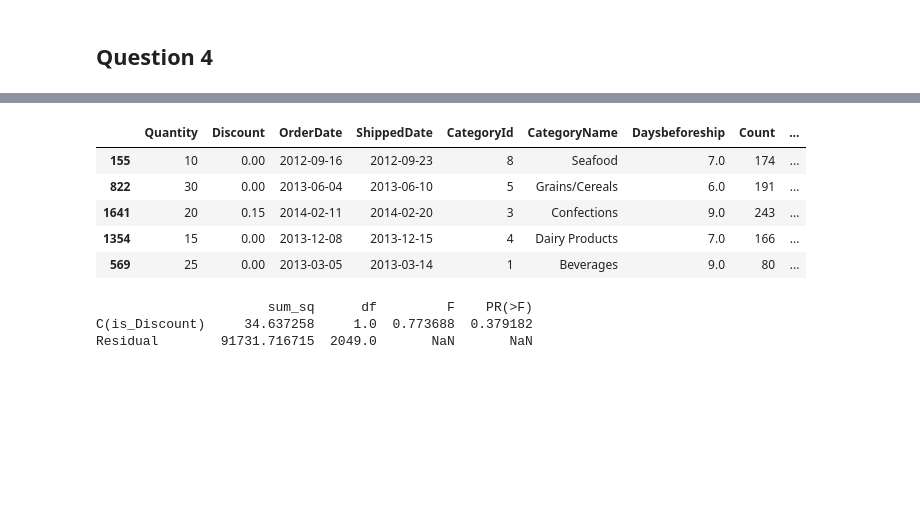
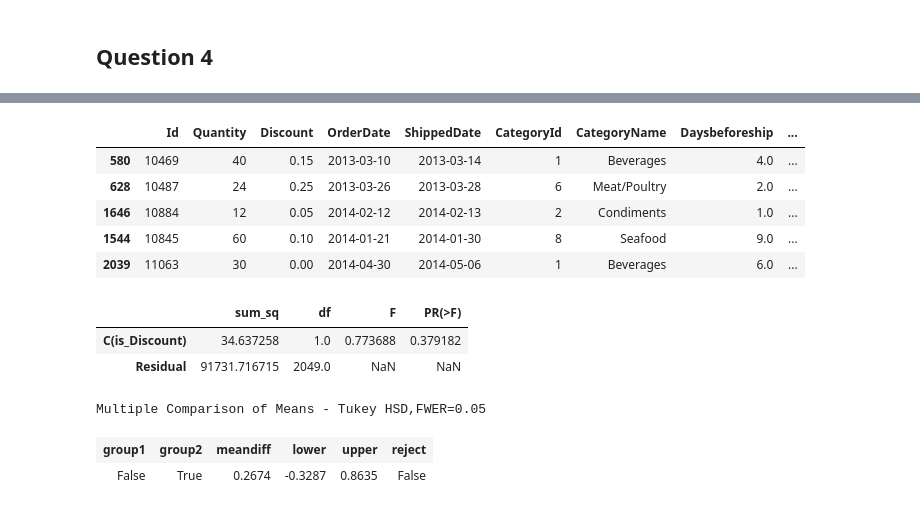
Before and after one commit to ajain1017/dsc-mod-3-project-online-ds-pt-081219, a Jupyter notebook: index.ipynb, the cells around one changed output, grey strips where cells are left out. Cells and saved outputs as stored; diff of their text form; code cells hidden in the pictures; blank space fills up the shorter version.

```diff
--- a/index.ipynb
+++ b/index.ipynb
@@ -154,0 +157,9 @@ Residual        319001.510225  808.0        NaN       NaN
+# %%
+for idx, x in enumerate(q1A.Discount):
+    if 0.00 < x <= 0.06:
+        q1A.loc[idx, 'Discount'] = 0.05
+    else:
+        pass
+tukey_results = pairwise_tukeyhsd(q1A['Quantity'], q1A['Discount'])
+display(tukey_results.summary())
+tukey_results.plot_simultaneous().show()
@@ -293,0 +331,12 @@ Residual        227087.259134  557.0       NaN       NaN
+# %%
+q3C = q3.loc[q3['Country'] != 'UK']
+q3C = q3C.reset_index(drop=True)
+for idx, x in enumerate(q3C.Discount):
+    if 0.00 < x <= 0.06:
+        q3C.loc[idx, 'Discount'] = 0.05
+    else:
+        pass
+
+tukey_results = pairwise_tukeyhsd(q3C['Quantity'], q3C['Discount'])
+display(tukey_results.summary())
+tukey_results.plot_simultaneous().show()
@@ -319,0 +388,12 @@ Residual        89656.592439  246.0        NaN       NaN
+# %%
+q3D = q3.loc[q3['Country'] != 'USA']
+q3D = q3D.reset_index(drop=True)
+for idx, x in enumerate(q3D.Discount):
+    if 0.00 < x <= 0.06:
+        q3D.loc[idx, 'Discount'] = 0.05
+    else:
+        pass
+
+tukey_results = pairwise_tukeyhsd(q3D['Quantity'], q3D['Discount'])
+display(tukey_results.summary())
+tukey_results.plot_simultaneous().show()
@@ -522,5 +641,5 @@ Residual    3.787253e+07  2152.0       NaN       NaN
 # %%
-x = """SELECT od.Quantity, od.Discount, o.OrderDate, o.ShippedDate, p.CategoryId, ca.CategoryName
+x = """SELECT o.Id, od.Quantity, od.Discount, o.OrderDate, o.ShippedDate, p.CategoryId, ca.CategoryName
        FROM OrderDetail od
        JOIN [Order] AS o ON od.OrderId = o.Id
        JOIN Product AS p ON od.ProductId = p.Id
@@ -528,5 +647,5 @@ x = """SELECT od.Quantity, od.Discount, o.OrderDate, o.ShippedDate, p.CategoryId
        WHERE o.ShippedDate IS NOT NULL
        ;"""
 q6 = pd.read_sql_query(x, conn)
-q6
+q6.tail()
 # %% [output]
@@ -593,21 +709,27 @@ Residual       91534.919789  2043.0       NaN       NaN
 # %%
 for ind, x in enumerate(q6.Discount):
     if x == 0:
         q6.loc[ind, 'is_Discount'] = False
     else:
         q6.loc[ind, 'is_Discount'] = True
 display(q6.sample(5))
+
 f = 'Daysbeforeship ~ C(is_Discount)'
 lm = ols(f, q6).fit()
 table = sm.stats.anova_lm(lm, typ=2)
-print(table)
+display(table)
+tukey_results = pairwise_tukeyhsd(q6['Daysbeforeship'], q6['is_Discount'])
+display(tukey_results.summary())
 # %% [output]
-|  | Quantity | Discount | OrderDate | ShippedDate | CategoryId | CategoryName | Daysbeforeship | Count | ... |
-| 155 | 10 | 0.00 | 2012-09-16 | 2012-09-23 | 8 | Seafood | 7.0 | 174 | ... |
-| 822 | 30 | 0.00 | 2013-06-04 | 2013-06-10 | 5 | Grains/Cereals | 6.0 | 191 | ... |
-| 1641 | 20 | 0.15 | 2014-02-11 | 2014-02-20 | 3 | Confections | 9.0 | 243 | ... |
-| 1354 | 15 | 0.00 | 2013-12-08 | 2013-12-15 | 4 | Dairy Products | 7.0 | 166 | ... |
-| 569 | 25 | 0.00 | 2013-03-05 | 2013-03-14 | 1 | Beverages | 9.0 | 80 | ... |
+|  | Id | Quantity | Discount | OrderDate | ShippedDate | CategoryId | CategoryName | Daysbeforeship | ... |
+| 580 | 10469 | 40 | 0.15 | 2013-03-10 | 2013-03-14 | 1 | Beverages | 4.0 | ... |
+| 628 | 10487 | 24 | 0.25 | 2013-03-26 | 2013-03-28 | 6 | Meat/Poultry | 2.0 | ... |
+| 1646 | 10884 | 12 | 0.05 | 2014-02-12 | 2014-02-13 | 2 | Condiments | 1.0 | ... |
+| 1544 | 10845 | 60 | 0.10 | 2014-01-21 | 2014-01-30 | 8 | Seafood | 9.0 | ... |
+| 2039 | 11063 | 30 | 0.00 | 2014-04-30 | 2014-05-06 | 1 | Beverages | 6.0 | ... |
+|  | sum_sq | df | F | PR(>F) |
+| C(is_Discount) | 34.637258 | 1.0 | 0.773688 | 0.379182 |
+| Residual | 91731.716715 | 2049.0 | NaN | NaN |
-                      sum_sq      df         F    PR(>F)
-C(is_Discount)     34.637258     1.0  0.773688  0.379182
-Residual        91731.716715  2049.0       NaN       NaN
+Multiple Comparison of Means - Tukey HSD,FWER=0.05
+| group1 | group2 | meandiff | lower | upper | reject |
+| False | True | 0.2674 | -0.3287 | 0.8635 | False |
```
Also changed, not shown: parts of 40 cells of this notebook.
